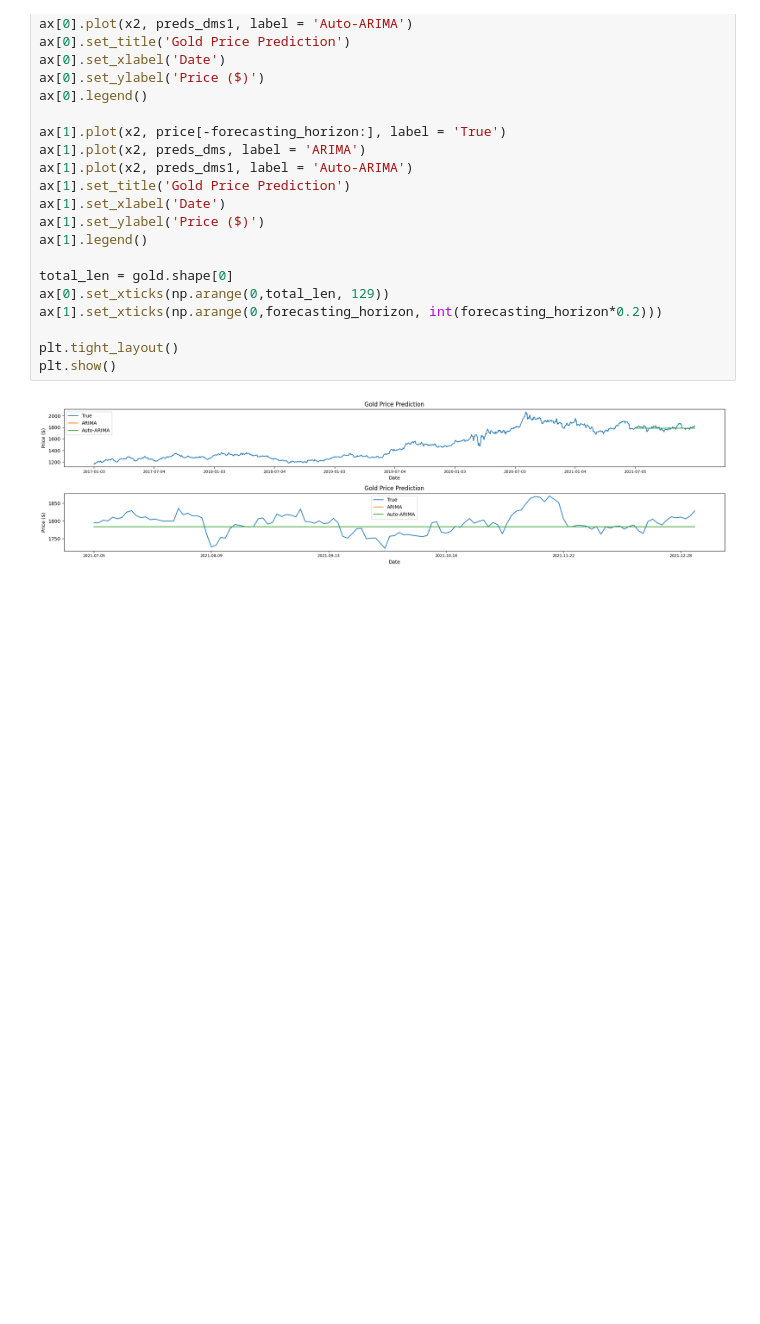
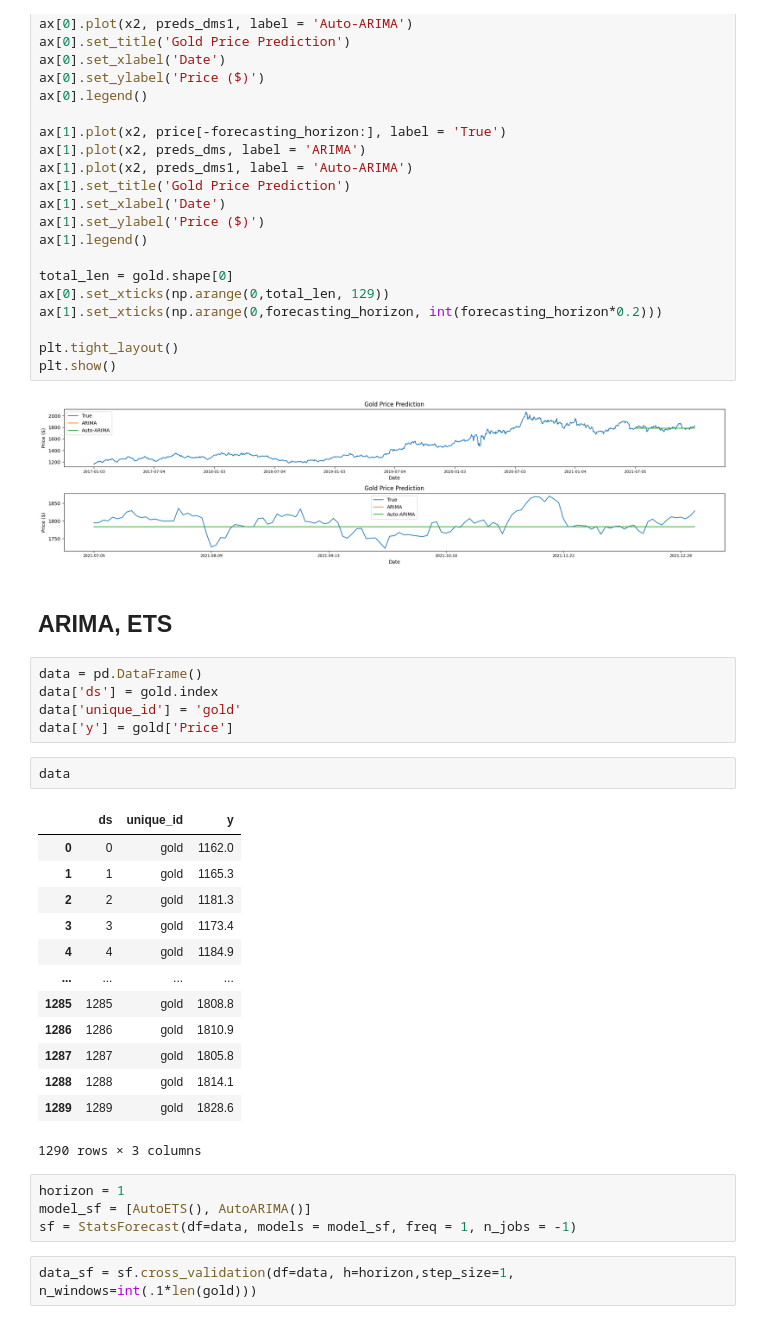
Before and after one commit to SLCFLAB/DL-Forecasting, a Jupyter notebook: 금융연수원/TimeSeriesPractice.ipynb, the cells around one changed output. Cells and saved outputs as stored; diff of their text form; blank space fills up the shorter version.

```diff
--- a/금융연수원/TimeSeriesPractice.ipynb
+++ b/금융연수원/TimeSeriesPractice.ipynb
@@ -513,3 +512,32 @@ plt.tight_layout()
 plt.show()
 # %% [output]
 [figure]
+# %% [markdown]
+## ARIMA, ETS
+# %%
+data = pd.DataFrame()
+data['ds'] = gold.index
+data['unique_id'] = 'gold'
+data['y'] = gold['Price']
+# %%
+data
+# %% [output]
+|  | ds | unique_id | y |
+| 0 | 0 | gold | 1162.0 |
+| 1 | 1 | gold | 1165.3 |
+| 2 | 2 | gold | 1181.3 |
+| 3 | 3 | gold | 1173.4 |
+| 4 | 4 | gold | 1184.9 |
+| ... | ... | ... | ... |
+| 1285 | 1285 | gold | 1808.8 |
+| 1286 | 1286 | gold | 1810.9 |
+| 1287 | 1287 | gold | 1805.8 |
+| 1288 | 1288 | gold | 1814.1 |
+| 1289 | 1289 | gold | 1828.6 |
+1290 rows × 3 columns
+# %%
+horizon = 1
+model_sf = [AutoETS(), AutoARIMA()]
+sf = StatsForecast(df=data, models = model_sf, freq = 1, n_jobs = -1)
+# %%
+data_sf = sf.cross_validation(df=data, h=horizon,step_size=1, n_windows=int(.1*len(gold)))
```
Also changed, not shown: parts of 8 cells of this notebook.
